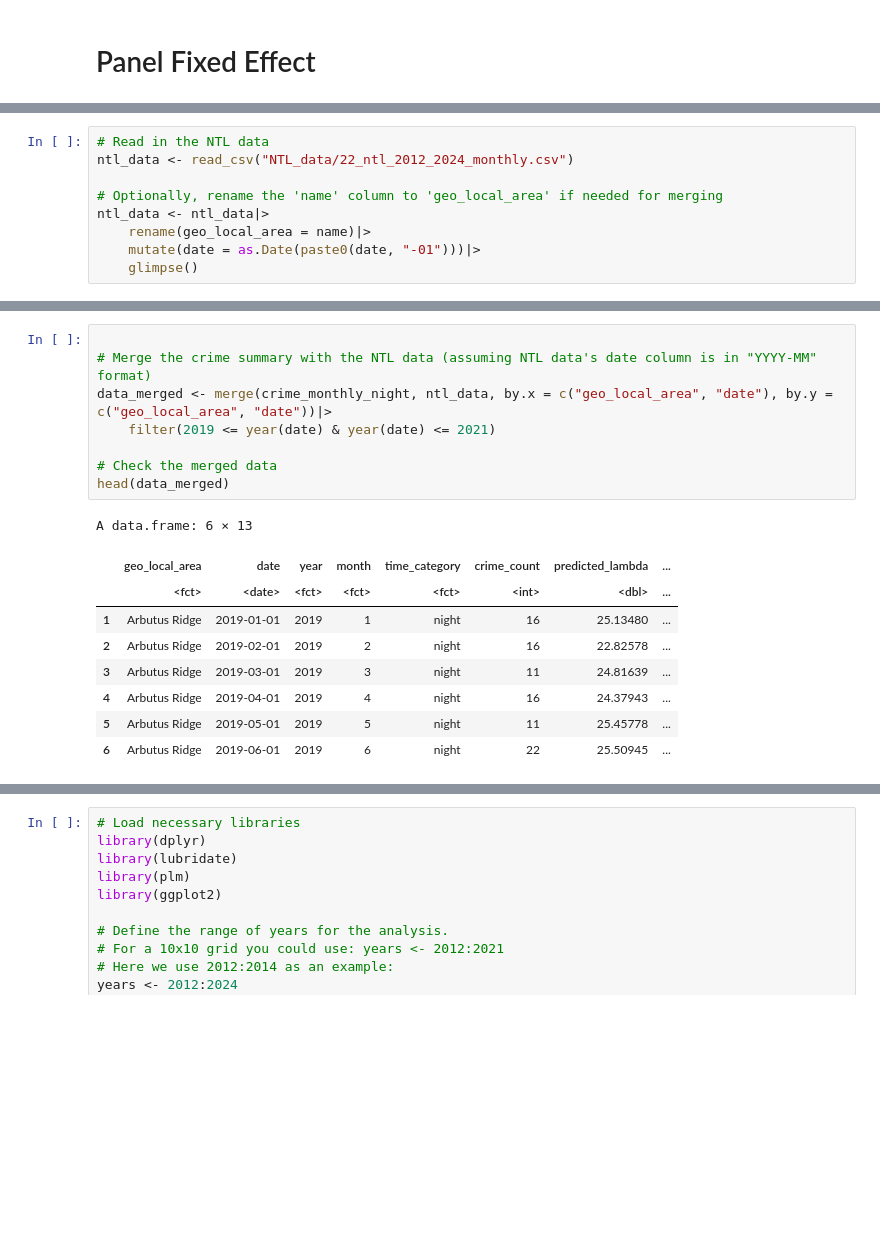
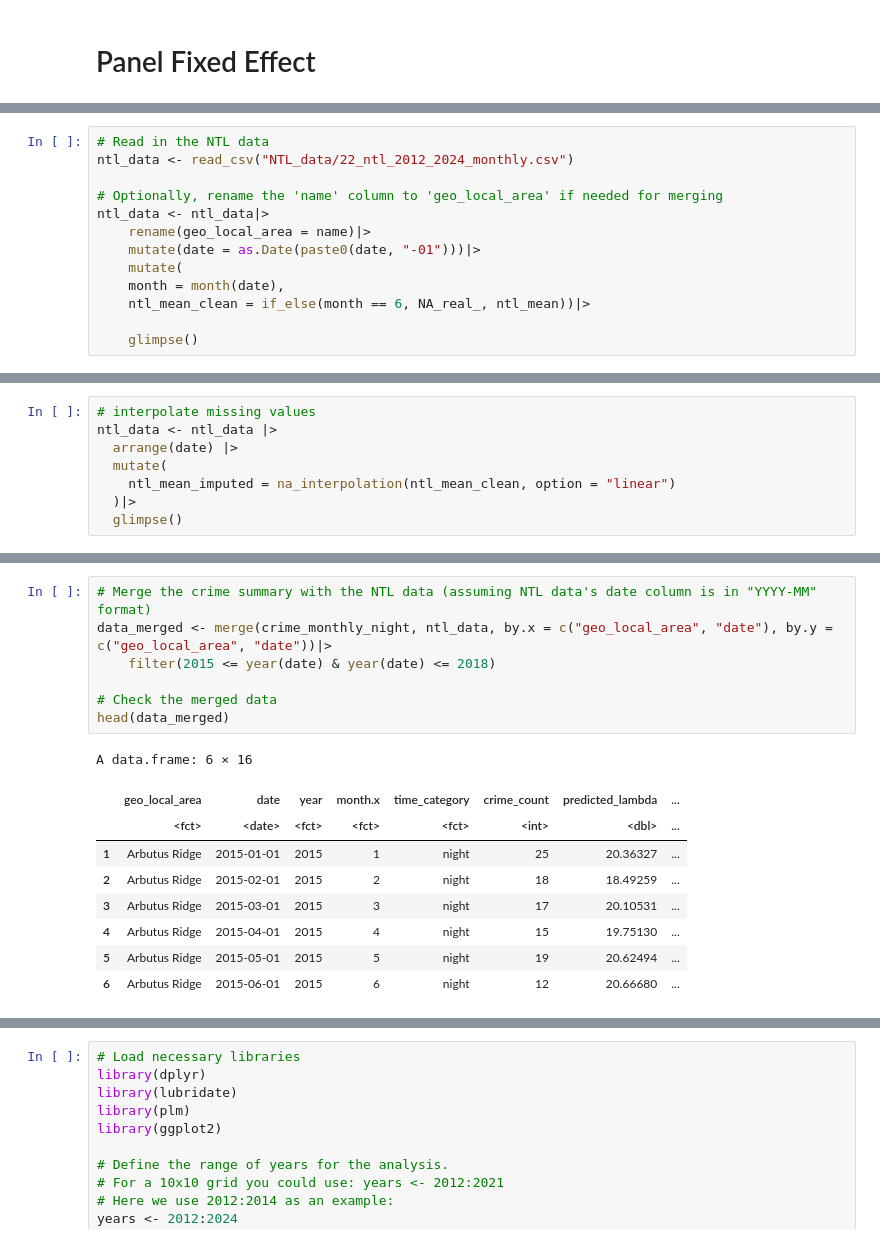
Before and after one commit to Irene-Berezin/econ_398_project, a Jupyter notebook: crime_fact.ipynb, the cells around one changed output, grey strips where cells are left out. Drawn from its saved outputs; the diff is of its cells as text; blank space fills up the shorter version.

```diff
--- a/crime_fact.ipynb
+++ b/crime_fact.ipynb
@@ -768,6 +788,10 @@ ntl_data <- read_csv("NTL_data/22_ntl_2012_2024_monthly.csv")
 ntl_data <- ntl_data|>
     rename(geo_local_area = name)|>
     mutate(date = as.Date(paste0(date, "-01")))|>
+    mutate(
+    month = month(date),
+    ntl_mean_clean = if_else(month == 6, NA_real_, ntl_mean))|>
+
     glimpse()
 # %% [output]
 Rows: 3432 Columns: 7
@@ -789,0 +816,8 @@ $ date               <date> 2012-01-01, 2012-01-01, 2012-01-01, 2012-01-01, 20
+# %%
+# interpolate missing values
+ntl_data <- ntl_data |>
+  arrange(date) |>
+  mutate(
+    ntl_mean_imputed = na_interpolation(ntl_mean_clean, option = "linear")
+  )|>
+  glimpse()
@@ -790,21 +856,20 @@ $ date               <date> 2012-01-01, 2012-01-01, 2012-01-01, 2012-01-01, 20
 # %%
-
 # Merge the crime summary with the NTL data (assuming NTL data's date column is in "YYYY-MM" format)
 data_merged <- merge(crime_monthly_night, ntl_data, by.x = c("geo_local_area", "date"), by.y = c("geo_local_area", "date"))|>
-    filter(2019 <= year(date) & year(date) <= 2021)
+    filter(2015 <= year(date) & year(date) <= 2018)
 
 # Check the merged data
 head(data_merged)
 # %% [output]
-A data.frame: 6 × 13
+A data.frame: 6 × 16
-|  | geo_local_area | date | year | month | time_category | crime_count | predicted_lambda | ... |
+|  | geo_local_area | date | year | month.x | time_category | crime_count | predicted_lambda | ... |
 |  | <fct> | <date> | <fct> | <fct> | <fct> | <int> | <dbl> | ... |
-| 1 | Arbutus Ridge | 2019-01-01 | 2019 | 1 | night | 16 | 25.13480 | ... |
-| 2 | Arbutus Ridge | 2019-02-01 | 2019 | 2 | night | 16 | 22.82578 | ... |
-| 3 | Arbutus Ridge | 2019-03-01 | 2019 | 3 | night | 11 | 24.81639 | ... |
-| 4 | Arbutus Ridge | 2019-04-01 | 2019 | 4 | night | 16 | 24.37943 | ... |
-| 5 | Arbutus Ridge | 2019-05-01 | 2019 | 5 | night | 11 | 25.45778 | ... |
-| 6 | Arbutus Ridge | 2019-06-01 | 2019 | 6 | night | 22 | 25.50945 | ... |
+| 1 | Arbutus Ridge | 2015-01-01 | 2015 | 1 | night | 25 | 20.36327 | ... |
+| 2 | Arbutus Ridge | 2015-02-01 | 2015 | 2 | night | 18 | 18.49259 | ... |
+| 3 | Arbutus Ridge | 2015-03-01 | 2015 | 3 | night | 17 | 20.10531 | ... |
+| 4 | Arbutus Ridge | 2015-04-01 | 2015 | 4 | night | 15 | 19.75130 | ... |
+| 5 | Arbutus Ridge | 2015-05-01 | 2015 | 5 | night | 19 | 20.62494 | ... |
+| 6 | Arbutus Ridge | 2015-06-01 | 2015 | 6 | night | 12 | 20.66680 | ... |
 # %%
 
 # Run a fixed effects panel model (linear regression with entity FE)
```
Also changed, not shown: parts of 30 cells of this notebook, 1 other file.
